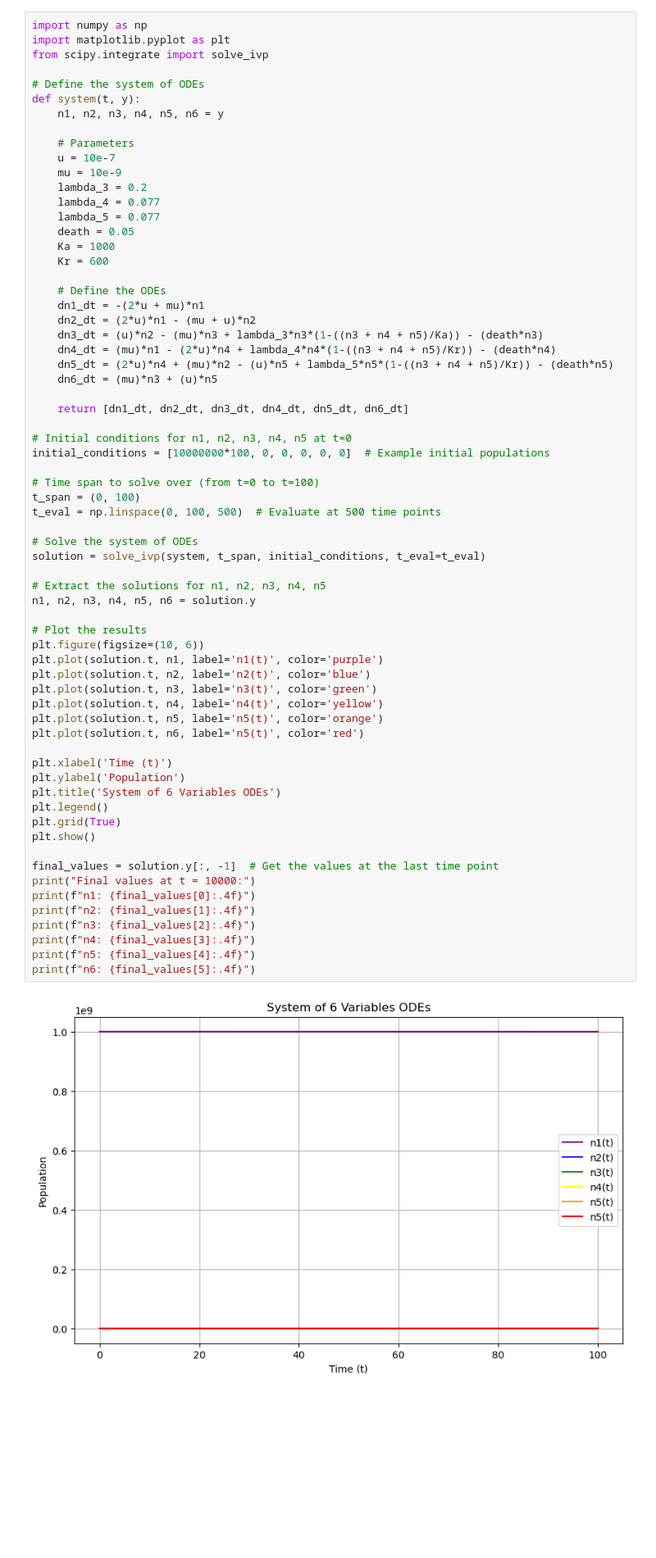
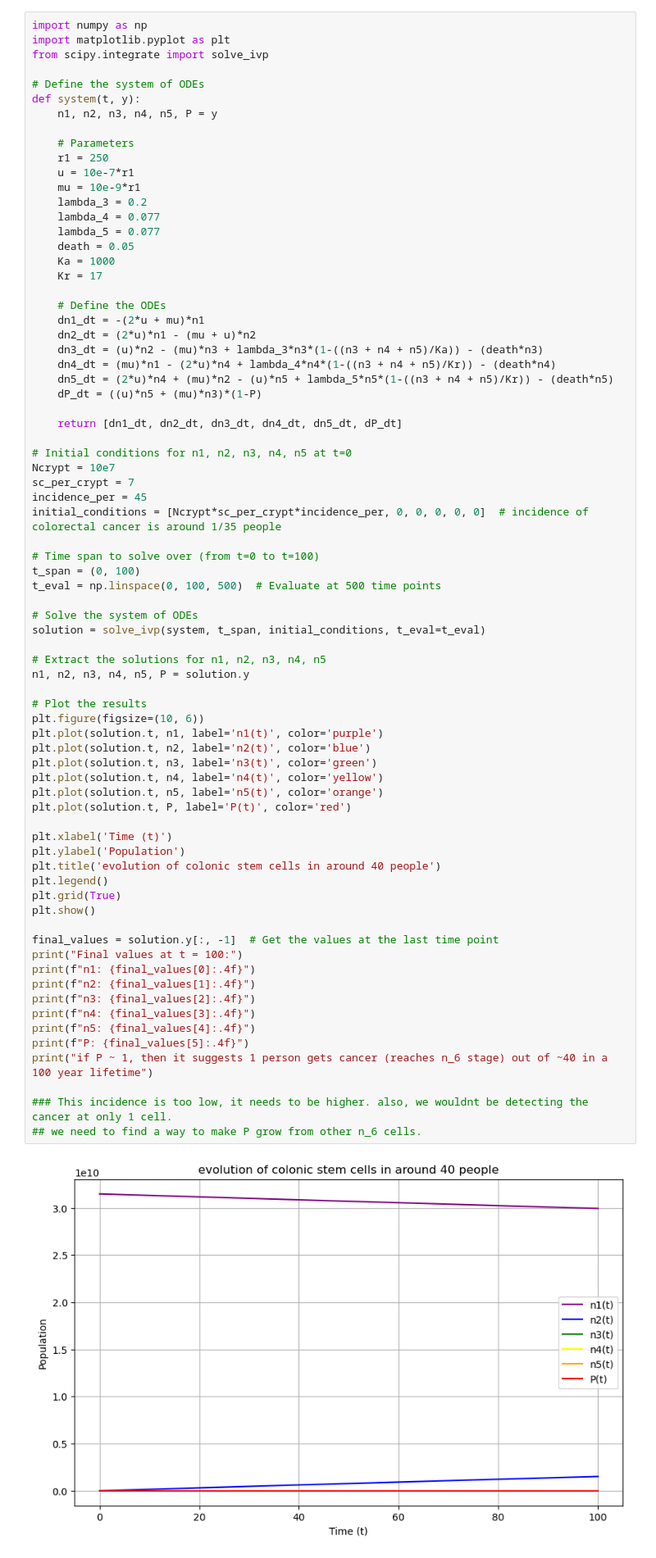
Before and after one commit to ivanygao/UW_AMATH422-522_AspirinColorectalCancer, a Jupyter notebook: linearization.ipynb, the cells around one changed output. Shown: that part at 82% size. Saved outputs shown, nothing was run; the diff lists cells and outputs as text; blank space fills up the shorter version.

```diff
--- a/linearization.ipynb
+++ b/linearization.ipynb
@@ -146,17 +87,18 @@ from scipy.integrate import solve_ivp
 
 # Define the system of ODEs
 def system(t, y):
-    n1, n2, n3, n4, n5, n6 = y
+    n1, n2, n3, n4, n5, P = y
 
     # Parameters
-    u = 10e-7
-    mu = 10e-9
+    r1 = 250
+    u = 10e-7*r1
+    mu = 10e-9*r1
     lambda_3 = 0.2
     lambda_4 = 0.077
     lambda_5 = 0.077
     death = 0.05
     Ka = 1000
-    Kr = 600
+    Kr = 17
 
     # Define the ODEs
     dn1_dt = -(2*u + mu)*n1
@@ -164,46 +106,53 @@ def system(t, y):
     dn3_dt = (u)*n2 - (mu)*n3 + lambda_3*n3*(1-((n3 + n4 + n5)/Ka)) - (death*n3)
     dn4_dt = (mu)*n1 - (2*u)*n4 + lambda_4*n4*(1-((n3 + n4 + n5)/Kr)) - (death*n4)
     dn5_dt = (2*u)*n4 + (mu)*n2 - (u)*n5 + lambda_5*n5*(1-((n3 + n4 + n5)/Kr)) - (death*n5)
-    dn6_dt = (mu)*n3 + (u)*n5
+    dP_dt = ((u)*n5 + (mu)*n3)*(1-P)
 
-    return [dn1_dt, dn2_dt, dn3_dt, dn4_dt, dn5_dt, dn6_dt]
+    return [dn1_dt, dn2_dt, dn3_dt, dn4_dt, dn5_dt, dP_dt]
 
 # Initial conditions for n1, n2, n3, n4, n5 at t=0
-initial_conditions = [10000000*100, 0, 0, 0, 0, 0]  # Example initial populations
+Ncrypt = 10e7
+sc_per_crypt = 7
+incidence_per = 45
+initial_conditions = [Ncrypt*sc_per_crypt*incidence_per, 0, 0, 0, 0, 0]  # incidence of colorectal cancer is around 1/35 people
 
 # Time span to solve over (from t=0 to t=100)
 t_span = (0, 100)
 t_eval = np.linspace(0, 100, 500)  # Evaluate at 500 time points
 
 # Solve the system of ODEs
 solution = solve_ivp(system, t_span, initial_conditions, t_eval=t_eval)
 
 # Extract the solutions for n1, n2, n3, n4, n5
-n1, n2, n3, n4, n5, n6 = solution.y
+n1, n2, n3, n4, n5, P = solution.y
 
 # Plot the results
 plt.figure(figsize=(10, 6))
 plt.plot(solution.t, n1, label='n1(t)', color='purple')
 plt.plot(solution.t, n2, label='n2(t)', color='blue')
 plt.plot(solution.t, n3, label='n3(t)', color='green')
 plt.plot(solution.t, n4, label='n4(t)', color='yellow')
 plt.plot(solution.t, n5, label='n5(t)', color='orange')
-plt.plot(solution.t, n6, label='n5(t)', color='red')
+plt.plot(solution.t, P, label='P(t)', color='red')
 
 plt.xlabel('Time (t)')
 plt.ylabel('Population')
-plt.title('System of 6 Variables ODEs')
+plt.title('evolution of colonic stem cells in around 40 people')
 plt.legend()
 plt.grid(True)
 plt.show()
 
 final_values = solution.y[:, -1]  # Get the values at the last time point
-print("Final values at t = 10000:")
+print("Final values at t = 100:")
 print(f"n1: {final_values[0]:.4f}")
 print(f"n2: {final_values[1]:.4f}")
 print(f"n3: {final_values[2]:.4f}")
 print(f"n4: {final_values[3]:.4f}")
 print(f"n5: {final_values[4]:.4f}")
-print(f"n6: {final_values[5]:.4f}")
+print(f"P: {final_values[5]:.4f}")
+print("if P ~ 1, then it suggests 1 person gets cancer (reaches n_6 stage) out of ~40 in a 100 year lifetime")
+
+### This incidence is too low, it needs to be higher. also, we wouldnt be detecting the cancer at only 1 cell.
+## we need to find a way to make P grow from other n_6 cells.
 # %% [output]
-[figure, old version]
+[figure, new version]
```
Also changed, not shown: parts of 4 cells of this notebook.
